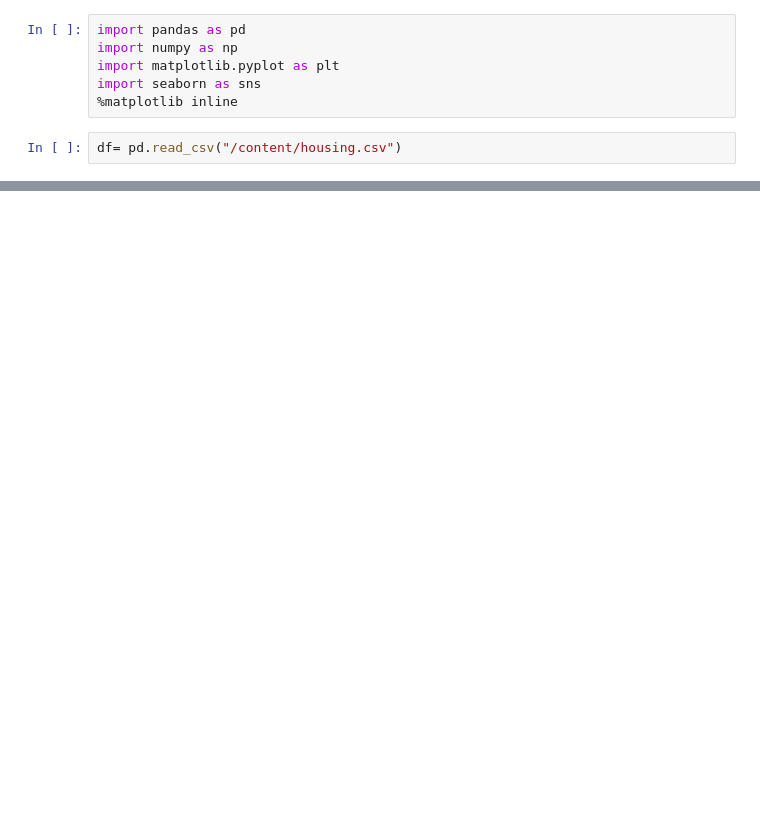
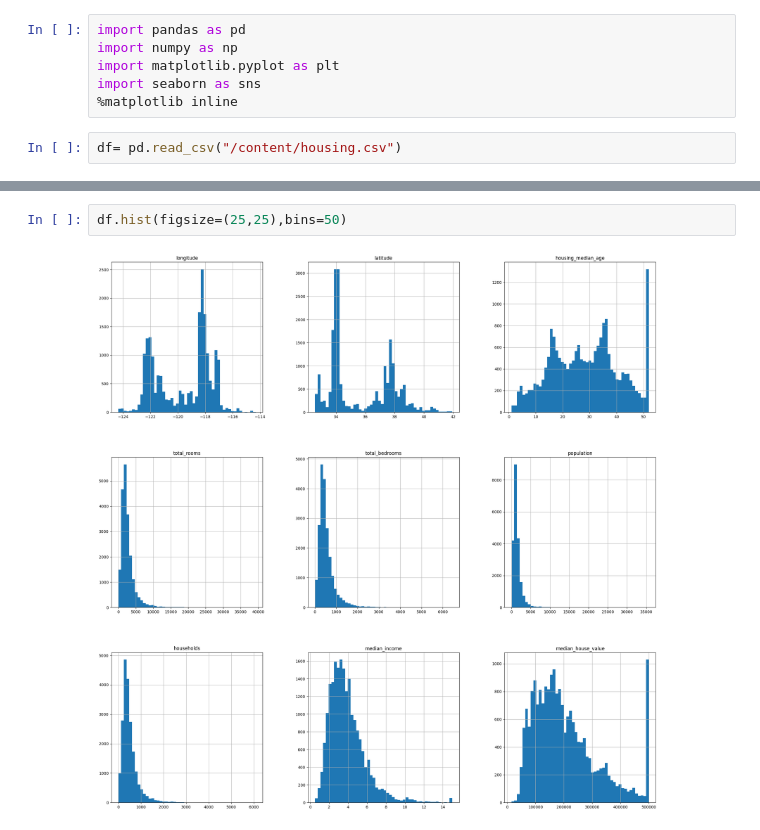
Before and after one commit to gplinkage/Data-Science-ML-AI, a Jupyter notebook: Projects/California_Housing_Prices_Project.ipynb, the cells around one changed output, grey strips where cells are left out. Cells and saved outputs as stored; diff of their text form; blank space fills up the shorter version.

```diff
--- a/Projects/California_Housing_Prices_Project.ipynb
+++ b/Projects/California_Housing_Prices_Project.ipynb
@@ -175,0 +94,4 @@ Epoch 25/25
+# %%
+df.hist(figsize=(25,25),bins=50)
+# %% [output]
+[figure, added]
```
Also changed, not shown: parts of 45 cells of this notebook.
